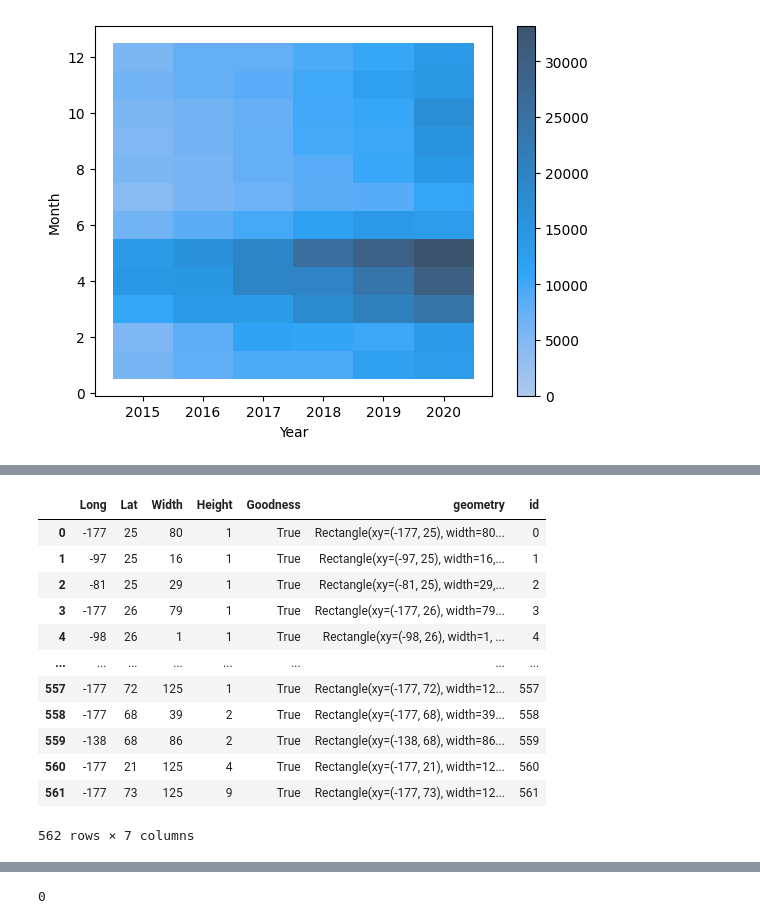
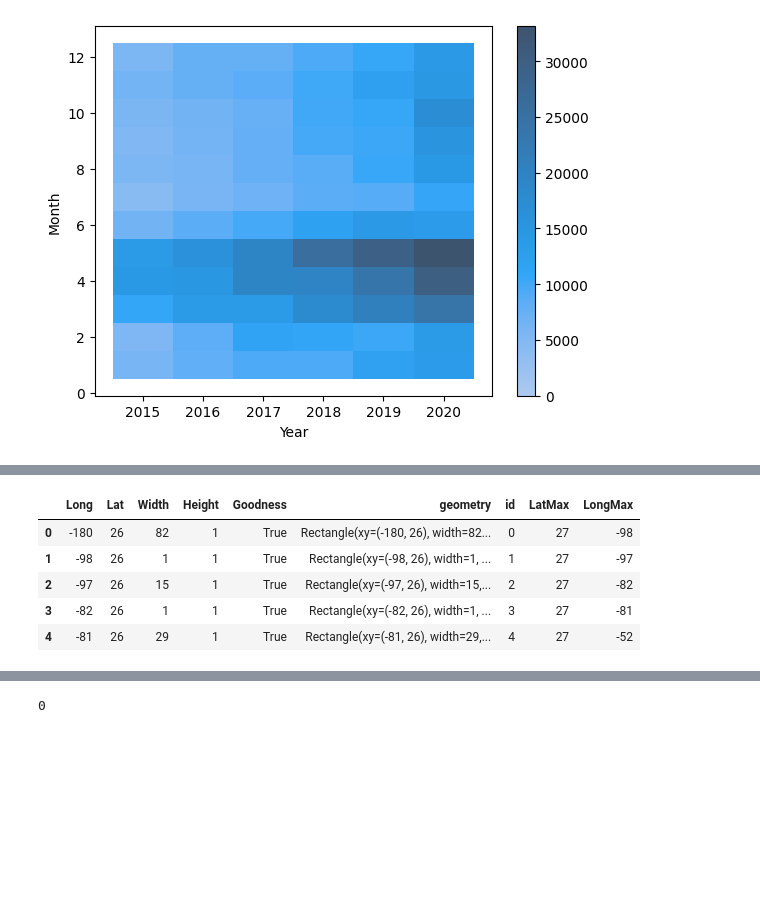
Before and after one commit to Toastisgreat/ResearchProject, a Jupyter notebook: Notebooks/NetworkCreation.ipynb, the cells around one changed output, grey strips where cells are left out. Drawn from its saved outputs; the diff is of its cells as text; code cells hidden in the pictures; blank space fills up the shorter version.

```diff
--- a/Notebooks/NetworkCreation.ipynb
+++ b/Notebooks/NetworkCreation.ipynb
@@ -25,7 +24,7 @@ df = df.dropna(subset = ["Year", "Month", "Day"]) # Remove NA Dates
 
 df[["Year", "Month", "Day"]] = df[["Year", "Month", "Day"]].astype(int) # Convert These to integers
 
-df = df.query('2015 <= Year <= 2020') #Year above a certain point for time series analysis bc of lack of  data
+#df = df.query('2015 <= Year <= 2020') #Year above a certain point for time series analysis bc of lack of  data
 
 df = df.loc[(df["Longitude"] <= -50) & (df["Longitude"] >= -180)] #Focus on Just North America
 
@@ -247,7 +241,7 @@ plt.show()
 # %%
 prev = all_cells
 while True:
-    curr = search_cells(prev, [30,60], df)
+    curr = search_cells(prev, [30,180], df)
     if curr.size == prev.size:
         break
     else:
@@ -255,7 +249,7 @@ while True:
 # %%
 red = lambda good: 'blue' if good == True else 'none'
 Cells = pd.DataFrame(data = curr, columns = ["Long", "Lat", "Width", "Height"])
-Cells["Goodness"] = Cells.apply(lambda g: check_cell([30,60], g, df), axis = 1)
+Cells["Goodness"] = Cells.apply(lambda g: check_cell([30,180], g, df), axis = 1)
 Cells["geometry"] = Cells.apply(lambda g: patches.Rectangle((g[0], g[1]), g[2], g[3], linewidth = 0.1, edgecolor = "black", facecolor = red(g[4])), axis = 1)
 
 
@@ -275,21 +268,0 @@ plt.show()
-# %%
-red = lambda good: 'none'
-countries = gpd.read_file(gpd.datasets.get_path("naturalearth_lowres"))
-countries[countries["continent"] == "North America"].plot(ax = ax, color = "lightgray")
-
-Cells = pd.DataFrame(data = curr, columns = ["Long", "Lat", "Width", "Height"])
-Cells["Goodness"] = Cells.apply(lambda g: check_cell([30,60], g, df), axis = 1)
-Cells["geometry"] = Cells.apply(lambda g: patches.Rectangle((g[0], g[1]), g[2], g[3], linewidth = 0.2, edgecolor = "black", facecolor = red(g[4])), axis = 1)
-
-
-fig = plt.figure()
-ax = fig.add_subplot(111)
-countries[countries["continent"] == "North America"].plot(ax = ax, color = "lightgray")
-
-for shape in Cells.geometry:
-    ax.add_patch(shape)
-
-ax.autoscale()
-plt.ylim((18, 85))
-plt.xlim((-180, -48))
-plt.show()
@@ -303,36 +273,31 @@ g = nx.Graph()
 # %%
 def check_touching_cells(cell, cell_list):
     cell_list = cell_list[cell_list['id'] != cell[6]]
     edges = []
     for index, cell2 in cell_list.iterrows():
         if cell2[1] == cell[1] and cell2[0] + cell2[2] == cell[0]:
                 #If they are in the same row, and touch horisontally
                 edges.append([cell[6], cell2[6]])
         elif cell2[1] + cell2[3] == cell[1]:
             if cell2[0] >= cell[0] and cell2[0] <= cell[0] + cell[2]:
                 #If cell2 touches cell from the bottom and cell2 starts in the middle of cell
                 edges.append([cell[6], cell2[6]])
             elif cell2[0] + cell2[2] >= cell[0] and cell2[0] + cell2[2]  <= cell[0] + cell[2]:
                 edges.append([cell[6], cell2[6]])
             elif cell2[0] <= cell[0] and cell2[0] <= cell[0] + cell[2] and cell2[0] + cell2[2] >= cell[0] and cell2[0] + cell2[2] >= cell[0] + cell[2]:
                 edges.append([cell[6], cell2[6]])
 
     return edges
 Cells['id'] = np.arange(len(Cells))
-Cells
+Cells['LatMax'] = Cells['Lat'] + Cells['Height']
+Cells['LongMax'] = Cells['Long'] + Cells['Width']
+Cells.head()
 # %% [output]
-|  | Long | Lat | Width | Height | Goodness | geometry | id |
-| 0 | -177 | 25 | 80 | 1 | True | Rectangle(xy=(-177, 25), width=80... | 0 |
-| 1 | -97 | 25 | 16 | 1 | True | Rectangle(xy=(-97, 25), width=16,... | 1 |
-| 2 | -81 | 25 | 29 | 1 | True | Rectangle(xy=(-81, 25), width=29,... | 2 |
-| 3 | -177 | 26 | 79 | 1 | True | Rectangle(xy=(-177, 26), width=79... | 3 |
-| 4 | -98 | 26 | 1 | 1 | True | Rectangle(xy=(-98, 26), width=1, ... | 4 |
-| ... | ... | ... | ... | ... | ... | ... | ... |
-| 557 | -177 | 72 | 125 | 1 | True | Rectangle(xy=(-177, 72), width=12... | 557 |
-| 558 | -177 | 68 | 39 | 2 | True | Rectangle(xy=(-177, 68), width=39... | 558 |
-| 559 | -138 | 68 | 86 | 2 | True | Rectangle(xy=(-138, 68), width=86... | 559 |
-| 560 | -177 | 21 | 125 | 4 | True | Rectangle(xy=(-177, 21), width=12... | 560 |
-| 561 | -177 | 73 | 125 | 9 | True | Rectangle(xy=(-177, 73), width=12... | 561 |
+|  | Long | Lat | Width | Height | Goodness | geometry | id | LatMax | LongMax |
+| 0 | -180 | 26 | 82 | 1 | True | Rectangle(xy=(-180, 26), width=82... | 0 | 27 | -98 |
+| 1 | -98 | 26 | 1 | 1 | True | Rectangle(xy=(-98, 26), width=1, ... | 1 | 27 | -97 |
+| 2 | -97 | 26 | 15 | 1 | True | Rectangle(xy=(-97, 26), width=15,... | 2 | 27 | -82 |
+| 3 | -82 | 26 | 1 | 1 | True | Rectangle(xy=(-82, 26), width=1, ... | 3 | 27 | -81 |
+| 4 | -81 | 26 | 29 | 1 | True | Rectangle(xy=(-81, 26), width=29,... | 4 | 27 | -52 |
-562 rows × 7 columns
 # %%
 g.add_nodes_from([i for i in range(len(Cells))])
```
Also changed, not shown: parts of 21 cells of this notebook.
